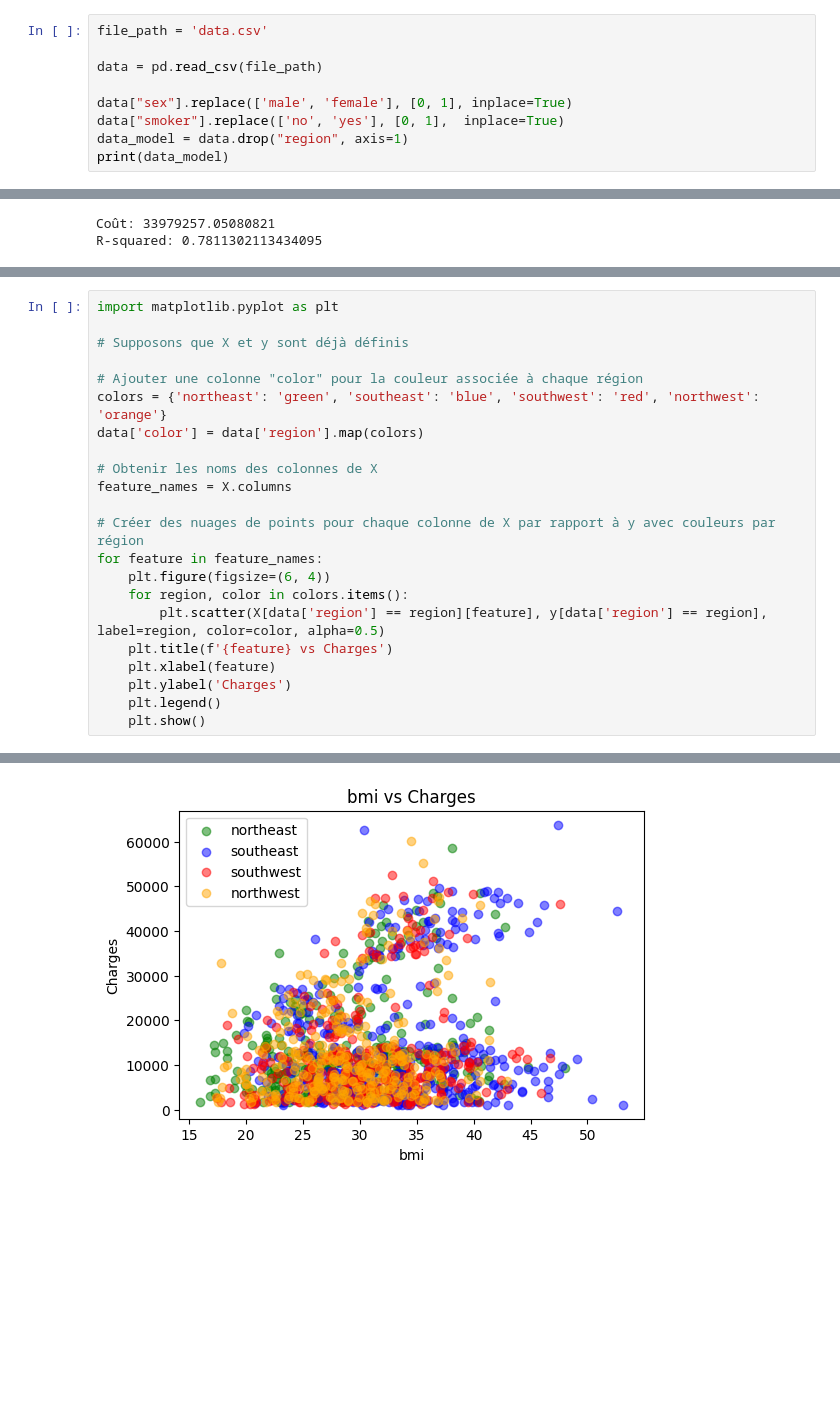
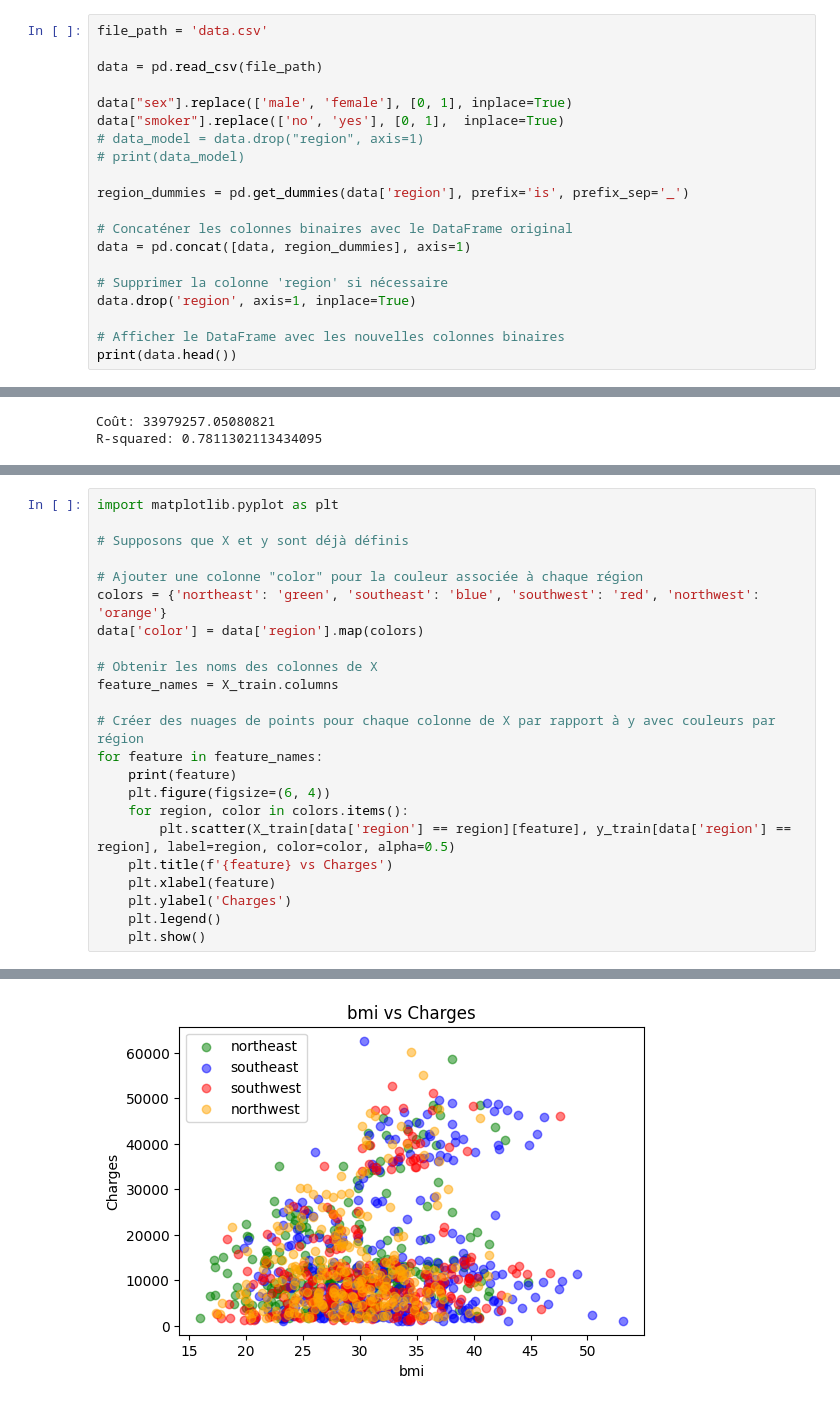
Before and after one commit to AntoineMLD/AssurePeopleUsa, a Jupyter notebook: cyril_workspace.ipynb, the cells around one changed output, grey strips where cells are left out. Cells and saved outputs as stored; diff of their text form; blank space fills up the shorter version.

```diff
--- a/cyril_workspace.ipynb
+++ b/cyril_workspace.ipynb
@@ -10,6 +10,17 @@ data = pd.read_csv(file_path)
 
 data["sex"].replace(['male', 'female'], [0, 1], inplace=True)
 data["smoker"].replace(['no', 'yes'], [0, 1],  inplace=True)
-data_model = data.drop("region", axis=1)
-print(data_model)
+# data_model = data.drop("region", axis=1)
+# print(data_model)
+
+region_dummies = pd.get_dummies(data['region'], prefix='is', prefix_sep='_')
+
+# Concaténer les colonnes binaires avec le DataFrame original
+data = pd.concat([data, region_dummies], axis=1)
+
+# Supprimer la colonne 'region' si nécessaire
+data.drop('region', axis=1, inplace=True)
+
+# Afficher le DataFrame avec les nouvelles colonnes binaires
+print(data.head())
 # %% [output]
@@ -72,13 +84,14 @@ colors = {'northeast': 'green', 'southeast': 'blue', 'southwest': 'red', 'northw
 data['color'] = data['region'].map(colors)
 
 # Obtenir les noms des colonnes de X
-feature_names = X.columns
+feature_names = X_train.columns
 
 # Créer des nuages de points pour chaque colonne de X par rapport à y avec couleurs par région
 for feature in feature_names:
+    print(feature)
     plt.figure(figsize=(6, 4))
     for region, color in colors.items():
-        plt.scatter(X[data['region'] == region][feature], y[data['region'] == region], label=region, color=color, alpha=0.5)
+        plt.scatter(X_train[data['region'] == region][feature], y_train[data['region'] == region], label=region, color=color, alpha=0.5)
     plt.title(f'{feature} vs Charges')
     plt.xlabel(feature)
     plt.ylabel('Charges')
@@ -90 +107 @@ for feature in feature_names:
-[figure, old version]
+[figure, new version]
```
Also changed, not shown: parts of 3 cells of this notebook, 1 other file.
